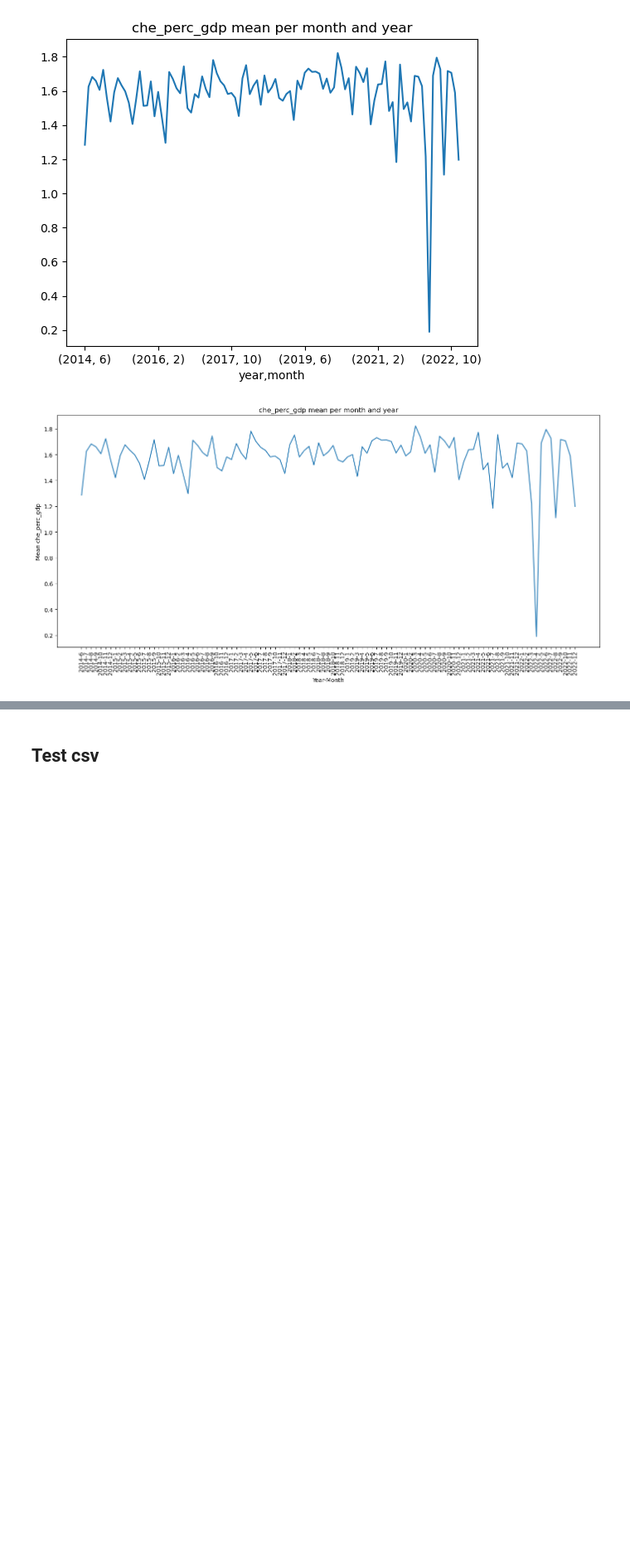
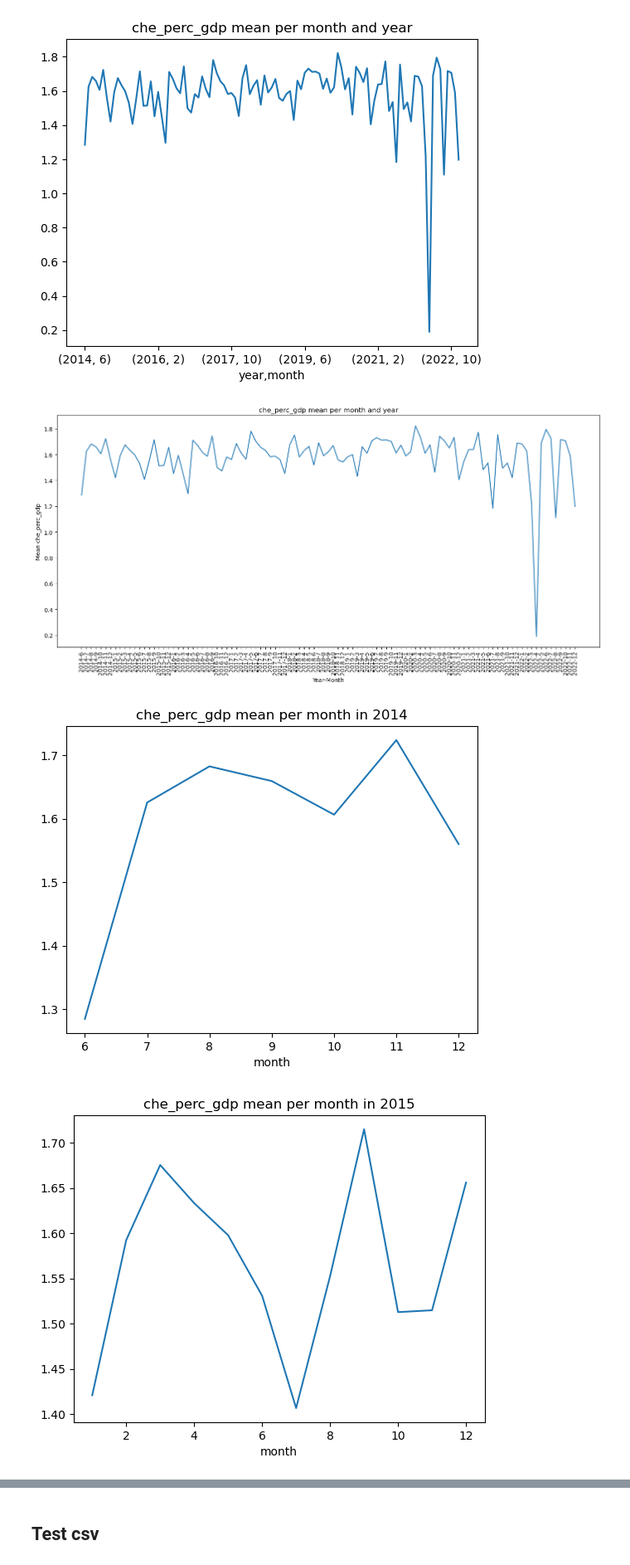
Before and after one commit to Mataas18/Datathon_Team20, a Jupyter notebook: Analysis.ipynb, the cells around one changed output, grey strips where cells are left out. Shown at 83% size. Saved outputs shown, nothing was run; the diff lists cells and outputs as text; code cells hidden in the pictures; blank space fills up the shorter version.

```diff
--- a/Analysis.ipynb
+++ b/Analysis.ipynb
@@ -188,3 +188,13 @@ plt.tight_layout()
 plt.show()
 # %% [output]
 [figure]
+# %%
+## Plot each year independently with all months
+for year in df['year'].unique():
+    df_year = df[df['year'] == year]
+    df_year.groupby('month')['che_perc_gdp'].mean().plot()
+    plt.title(f'che_perc_gdp mean per month in {year}')
+    plt.show()
+# %% [output]
+[figure, added]
+[figure, added]
```
Also changed, not shown: parts of 1 cell of this notebook.
